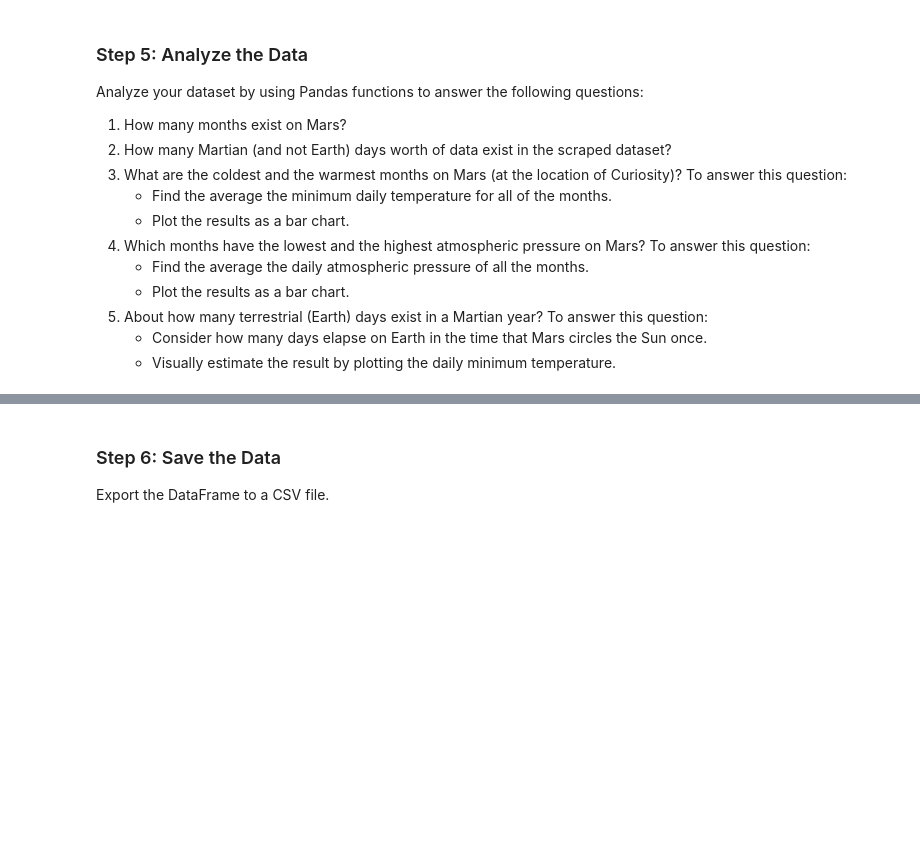
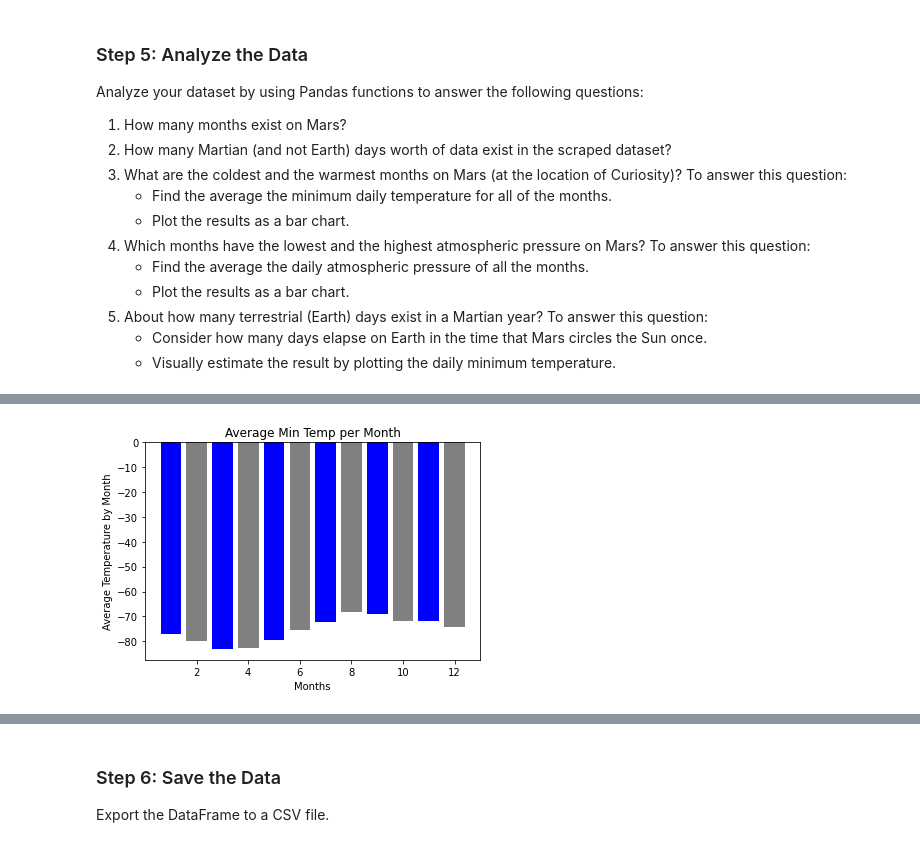
Before and after one commit to G6-2Flyy/Data_Sci_2022, a Jupyter notebook: 12-Web-Scraping-and-Document-Databases/Bell Webscraping /Bell_Part_2_mars_weather.ipynb, the cells around one changed output, grey strips where cells are left out. Saved outputs shown, nothing was run; the diff lists cells and outputs as text; code cells hidden in the pictures; blank space fills up the shorter version.

```diff
--- a/12-Web-Scraping-and-Document-Databases/Bell Webscraping /Bell_Part_2_mars_weather.ipynb
+++ b/12-Web-Scraping-and-Document-Databases/Bell Webscraping /Bell_Part_2_mars_weather.ipynb
@@ -118,7 +125,7 @@ print(cols)
 ['id', 'terrestrial_date', 'sol', 'ls', 'month', 'min_temp', 'pressure']
 # %%
 # Create a Pandas DataFrame by using the list of rows and a list of the column names
-df = pd.DataFrame(rows, columns=[cols])
+df = pd.DataFrame(rows, columns=cols)
 # Confirm DataFrame was created successfully
 df
 # %% [output]
@@ -161,8 +168,9 @@ dtypes: object(7)
 memory usage: 102.2+ KB
 # %%
 # Change data types for data analysis
-#df['terrestrial_date'] = df['terrestrial_date'].astype(to_datetime)
-#df['terrestrial_date'] = pd.to_datetime(df.terrestrial_date)
+
+df['terrestrial_date'] = pd.to_datetime(df.terrestrial_date)
+
 df['id'] = df['id'].astype(int)
 df['sol'] = df['sol'].astype(int)
 df['ls'] = df['ls'].astype(int)
@@ -214,2 +276,4 @@ Analyze your dataset by using Pandas functions to answer the following questions
 # %%
 # 3. What is the average low temperature by month?
+avg_lo_temp = df.groupby(['month'])['min_temp'].mean()
+avg_lo_temp
@@ -216,2 +295,4 @@ Analyze your dataset by using Pandas functions to answer the following questions
 # %%
 # Plot the average temperature by month
+avg_temp_df = pd.DataFrame(avg_lo_temp).reset_index(drop=False)
+avg_temp_df
@@ -217,0 +313,9 @@ Analyze your dataset by using Pandas functions to answer the following questions
+# %%
+c = ['blue','grey','blue','grey','blue','grey','blue','grey','blue','grey','blue','grey']
+plt.bar(avg_temp_df['month'],avg_temp_df['min_temp'], color=c,)
+plt.xlabel("Months")
+plt.ylabel("Average Temperature by Month")
+plt.title("Average Min Temp per Month")
+plt.show()
+# %% [output]
+[figure, added]
```
Also changed, not shown: parts of 35 cells of this notebook, 5 other files.
